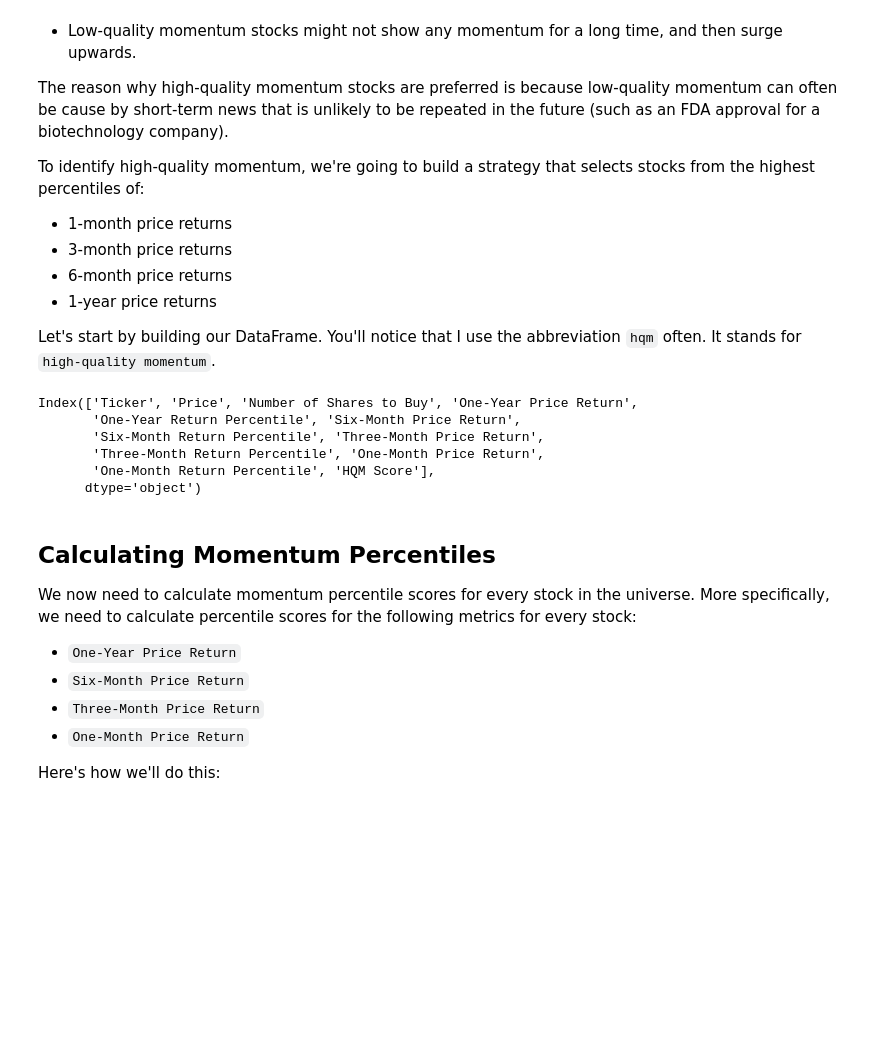
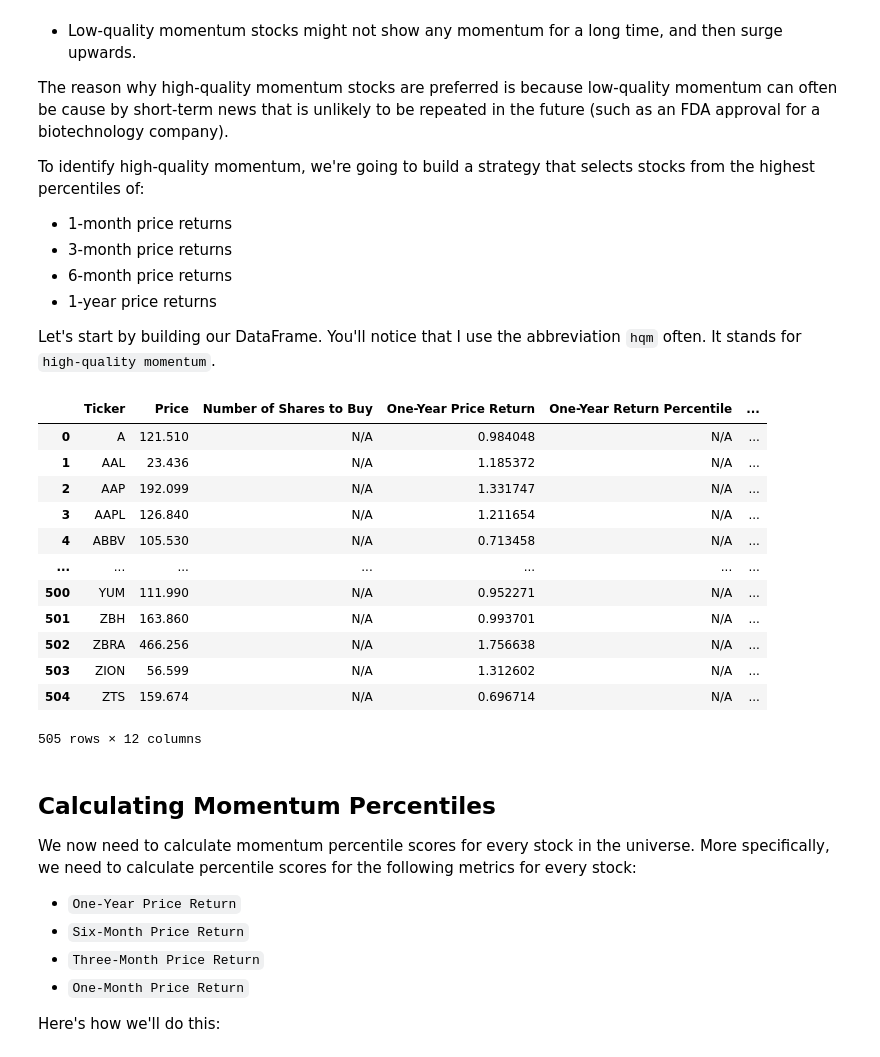
Before and after one commit to avin-shum/algorithmic-trading-python, a Jupyter notebook: learning_files/002_quantitative_momentum_strategy.ipynb, the cells around one changed output. Drawn from its saved outputs; the diff is of its cells as text; code cells hidden in the pictures; blank space fills up the shorter version.

Commit message:
2.9 Calculating Momentum Percentiles

```diff
--- a/learning_files/002_quantitative_momentum_strategy.ipynb
+++ b/learning_files/002_quantitative_momentum_strategy.ipynb
@@ -228,40 +228,47 @@ hqm_columns = [
                 'One-Month Price Return',
                 'One-Month Return Percentile',
                 'HQM Score'
                 ]
 
 hqm_dataframe = pd.DataFrame(columns = hqm_columns)
 
 for symbol_string in symbol_strings:
 #     print(symbol_strings)
     batch_api_call_url = f'https://sandbox.iexapis.com/stable/stock/market/batch/?types=stats,quote&symbols={symbol_string}&token={IEX_CLOUD_API_TOKEN}'
     data = requests.get(batch_api_call_url).json()
     for symbol in symbol_string.split(','):
         hqm_dataframe = hqm_dataframe.append(
                                         pd.Series([symbol,
                                                    data[symbol]['quote']['latestPrice'],
                                                    'N/A',
                                                    data[symbol]['stats']['year1ChangePercent'],
                                                    'N/A',
                                                    data[symbol]['stats']['month6ChangePercent'],
                                                    'N/A',
                                                    data[symbol]['stats']['month3ChangePercent'],
                                                    'N/A',
                                                    data[symbol]['stats']['month1ChangePercent'],
                                                    'N/A',
                                                    'N/A'
                                                    ],
                                                   index = hqm_columns),
                                         ignore_index = True)
 
-hqm_dataframe.columns
+hqm_dataframe
 # %% [output]
+|  | Ticker | Price | Number of Shares to Buy | One-Year Price Return | One-Year Return Percentile | ... |
+| 0 | A | 121.510 | N/A | 0.984048 | N/A | ... |
+| 1 | AAL | 23.436 | N/A | 1.185372 | N/A | ... |
+| 2 | AAP | 192.099 | N/A | 1.331747 | N/A | ... |
+| 3 | AAPL | 126.840 | N/A | 1.211654 | N/A | ... |
+| 4 | ABBV | 105.530 | N/A | 0.713458 | N/A | ... |
+| ... | ... | ... | ... | ... | ... | ... |
+| 500 | YUM | 111.990 | N/A | 0.952271 | N/A | ... |
+| 501 | ZBH | 163.860 | N/A | 0.993701 | N/A | ... |
+| 502 | ZBRA | 466.256 | N/A | 1.756638 | N/A | ... |
+| 503 | ZION | 56.599 | N/A | 1.312602 | N/A | ... |
+| 504 | ZTS | 159.674 | N/A | 0.696714 | N/A | ... |
-Index(['Ticker', 'Price', 'Number of Shares to Buy', 'One-Year Price Return',
-       'One-Year Return Percentile', 'Six-Month Price Return',
-       'Six-Month Return Percentile', 'Three-Month Price Return',
-       'Three-Month Return Percentile', 'One-Month Price Return',
-       'One-Month Return Percentile', 'HQM Score'],
-      dtype='object')
+505 rows × 12 columns
 # %% [markdown]
 ## Calculating Momentum Percentiles
 
```
Also changed, not shown: parts of 8 cells of this notebook.
